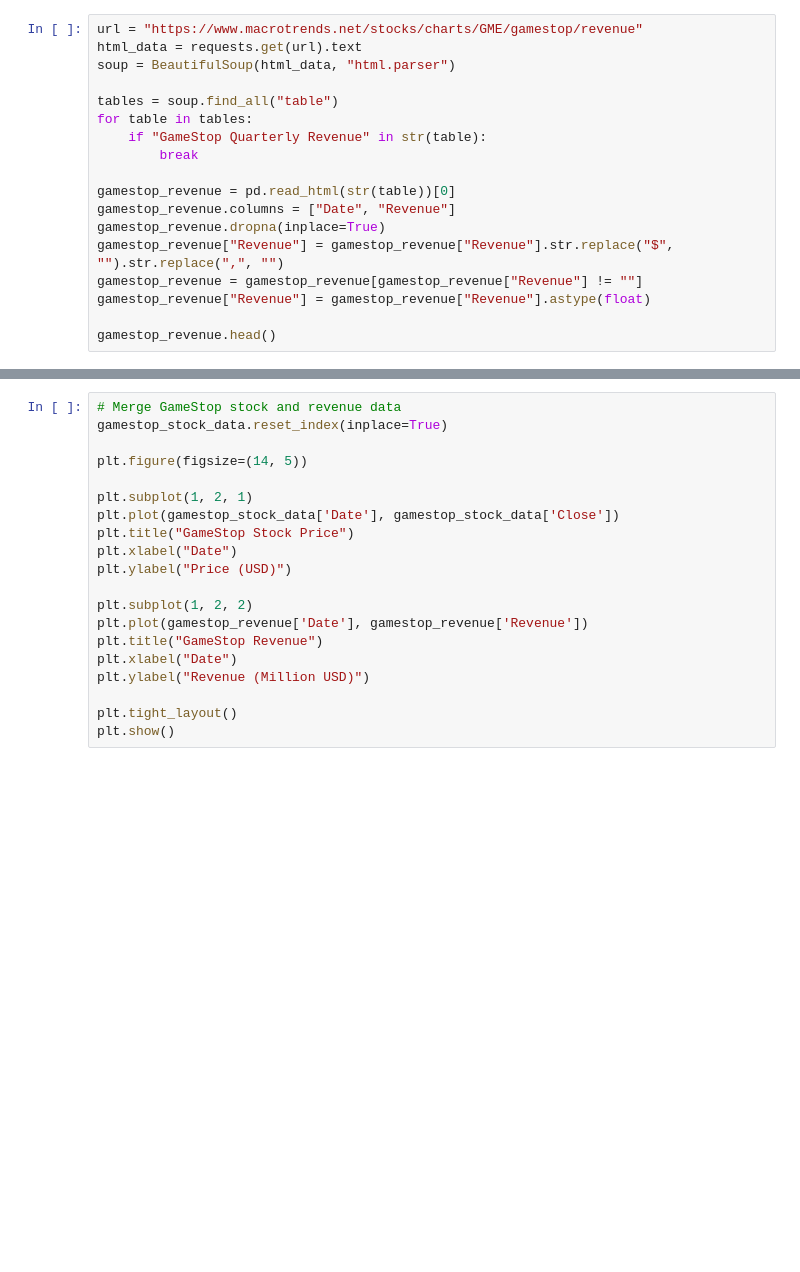
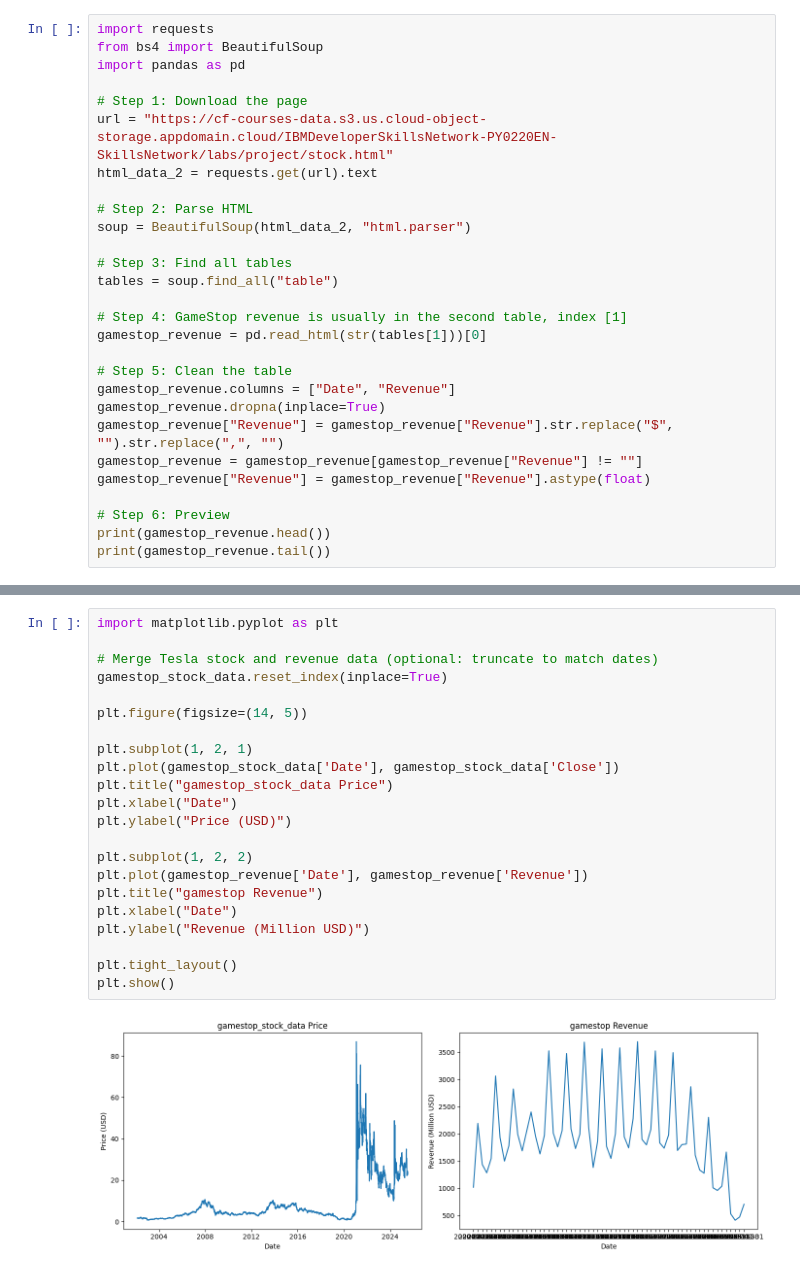
Before and after one commit to Vshivaram/DataScienceEcosystem, a Jupyter notebook: FinalProject.ipynb, the cells around one changed output, grey strips where cells are left out. Saved outputs shown, nothing was run; the diff lists cells and outputs as text; blank space fills up the shorter version.

```diff
--- a/FinalProject.ipynb
+++ b/FinalProject.ipynb
@@ -64,20 +73,30 @@ gamestop_stock_data.head()
 | 2002-02-19 00:00:00-05:00 | 1.666418 | 1.666418 | 1.578047 | 1.607504 | 7410400 | 0.0 | 0.0 |
 | 2002-02-20 00:00:00-05:00 | 1.615920 | 1.662209 | 1.603295 | 1.662209 | 6892800 | 0.0 | 0.0 |
 # %%
-url = "https://www.macrotrends.net/stocks/charts/GME/gamestop/revenue"
-html_data = requests.get(url).text
-soup = BeautifulSoup(html_data, "html.parser")
+import requests
+from bs4 import BeautifulSoup
+import pandas as pd
 
+# Step 1: Download the page
+url = "https://cf-courses-data.s3.us.cloud-object-storage.appdomain.cloud/IBMDeveloperSkillsNetwork-PY0220EN-SkillsNetwork/labs/project/stock.html"
+html_data_2 = requests.get(url).text
+
+# Step 2: Parse HTML
+soup = BeautifulSoup(html_data_2, "html.parser")
+
+# Step 3: Find all tables
 tables = soup.find_all("table")
-for table in tables:
-    if "GameStop Quarterly Revenue" in str(table):
-        break
 
-gamestop_revenue = pd.read_html(str(table))[0]
+# Step 4: GameStop revenue is usually in the second table, index [1]
+gamestop_revenue = pd.read_html(str(tables[1]))[0]
+
+# Step 5: Clean the table
 gamestop_revenue.columns = ["Date", "Revenue"]
 gamestop_revenue.dropna(inplace=True)
 gamestop_revenue["Revenue"] = gamestop_revenue["Revenue"].str.replace("$", "").str.replace(",", "")
 gamestop_revenue = gamestop_revenue[gamestop_revenue["Revenue"] != ""]
 gamestop_revenue["Revenue"] = gamestop_revenue["Revenue"].astype(float)
 
-gamestop_revenue.head()
+# Step 6: Preview
+print(gamestop_revenue.head())
+print(gamestop_revenue.tail())
@@ -106,20 +140,24 @@ plt.show()
 # %%
-# Merge GameStop stock and revenue data
+import matplotlib.pyplot as plt
+
+# Merge Tesla stock and revenue data (optional: truncate to match dates)
 gamestop_stock_data.reset_index(inplace=True)
 
 plt.figure(figsize=(14, 5))
 
 plt.subplot(1, 2, 1)
 plt.plot(gamestop_stock_data['Date'], gamestop_stock_data['Close'])
-plt.title("GameStop Stock Price")
+plt.title("gamestop_stock_data Price")
 plt.xlabel("Date")
 plt.ylabel("Price (USD)")
 
 plt.subplot(1, 2, 2)
 plt.plot(gamestop_revenue['Date'], gamestop_revenue['Revenue'])
-plt.title("GameStop Revenue")
+plt.title("gamestop Revenue")
 plt.xlabel("Date")
 plt.ylabel("Revenue (Million USD)")
 
 plt.tight_layout()
 plt.show()
+# %% [output]
+[figure, added]
```
Also changed, not shown: parts of 4 cells of this notebook.
